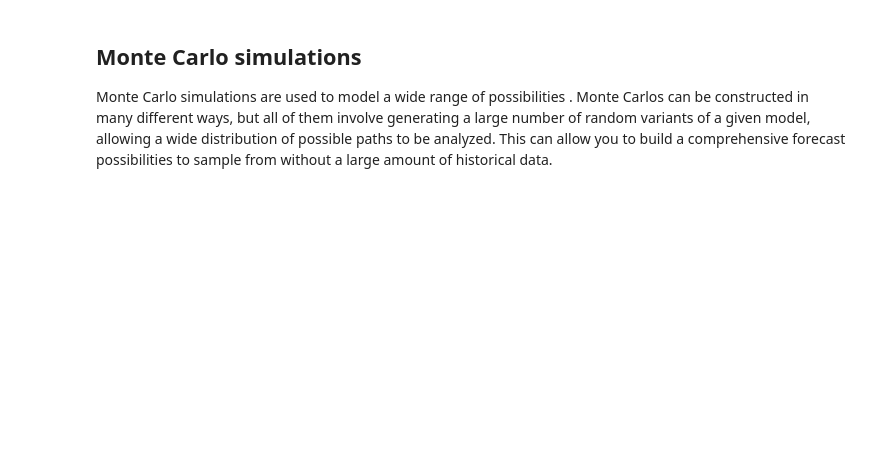
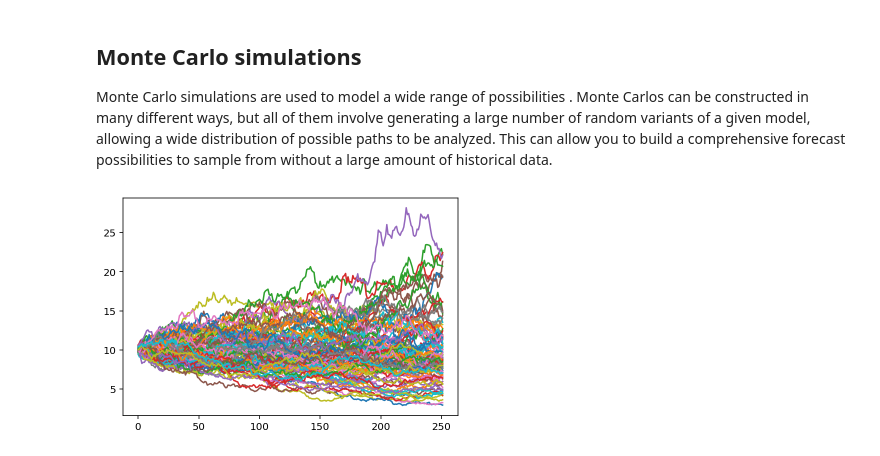
Before and after one commit to hilljtm/risk_management, a Jupyter notebook: Stock_investing.ipynb, the cells around one changed output. Saved outputs shown, nothing was run; the diff lists cells and outputs as text; code cells hidden in the pictures; blank space fills up the shorter version.

```diff
--- a/Stock_investing.ipynb
+++ b/Stock_investing.ipynb
@@ -280,3 +280,19 @@ plt.show()
 ## Monte Carlo simulations
 Monte Carlo simulations are used to model a wide range of possibilities .
 Monte Carlos can be constructed in many different ways, but all of them involve generating a large number of random variants of a given model, allowing a wide distribution of possible paths to be analyzed. This can allow you to build a comprehensive forecast possibilities to sample from without a large amount of historical data.
+# %%
+# Loop through 100 simulations
+for i in range(100):
+
+    # Generate the random returns
+    rand_rets = np.random.normal(mu, vol, T) + 1
+
+    # Create the Monte Carlo path
+    forecasted_values = S0 *(rand_rets).cumprod()
+
+    # Plot path
+    plt.plot(range(T), forecasted_values)
+
+plt.show()
+# %% [output]
+[figure, added]
```
Also changed, not shown: parts of 4 cells of this notebook.
